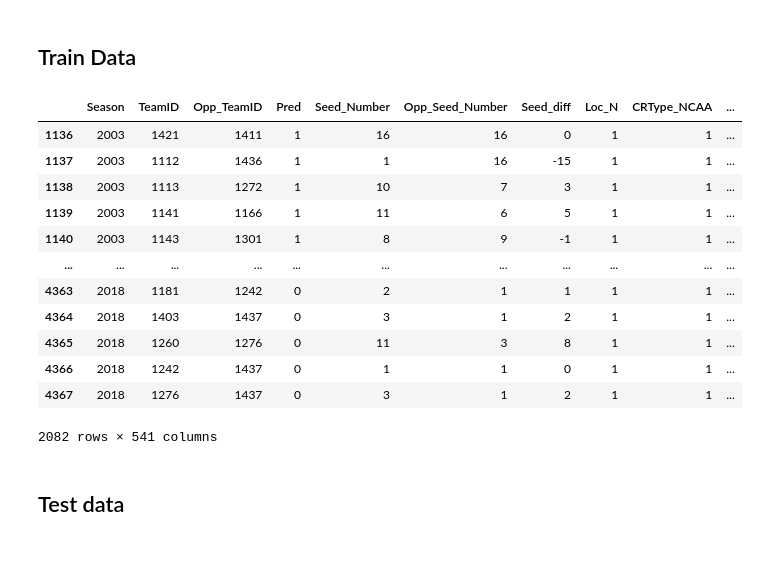
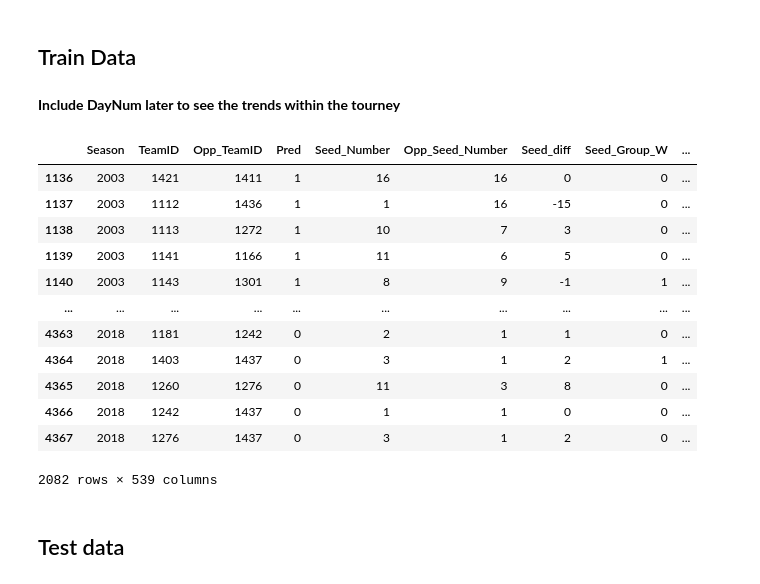
Before and after one commit to YT-Hwang/Kaggle_Competion, a Jupyter notebook: Google Cloud & NCAA® ML Competition 2020-NCAAM/2019 Season Simulation/2019 Simulation.ipynb, the cells around one changed output. Drawn from its saved outputs; the diff is of its cells as text; code cells hidden in the pictures; blank space fills up the shorter version.

```diff
--- a/Google Cloud & NCAA® ML Competition 2020-NCAAM/2019 Season Simulation/2019 Simulation.ipynb
+++ b/Google Cloud & NCAA® ML Competition 2020-NCAAM/2019 Season Simulation/2019 Simulation.ipynb
@@ -106,7 +104,7 @@ def get_file_list(datapath):
 
     return allFiles
 # %%
-main_path = 'F:\\OneDrive - Georgia State University\\Data Science\\Competition\\Data\\Google Cloud & NCAA® ML Competition 2019-NCAAM\\'
+main_path = 'D:\\OneDrive - Georgia State University\\Data Science\\Competition\\Data\\Google Cloud & NCAA® ML Competition 2019-NCAAM\\'
 
 sub_folders = os.listdir(main_path)
 path1 = main_path + sub_folders[0] + '\\'
@@ -582,7 +620,7 @@ tourney_M
 ### Put Everything Together
 # %%
 #### Team 1 Data Merging
-Team1 = tourney_M.copy()
+Team1 = tourney_M_dummies.copy()
 
 Team1 = pd.merge(Team1, winning_stats_total,  how='left', on=['Season','TeamID'])
 Team1 = pd.merge(Team1, winning_stats_avg,  how='left', on=['Season','TeamID'])
@@ -614,7 +652,12 @@ Team_diff = Team_diff.xs('x', axis=1, level=1).sub(Team_diff.xs('y', axis=1, lev
 Team_diff = Team2.join(Team_diff)
 
 
-Team_diff
+#### Add the Winning Rate data to it
+final_data = pd.merge(Team_diff, IntraSeason_win_rate,  how='left', on=['Season','TeamID','Opp_TeamID'])
+final_data[['IntraSeason_Opp_Team_Winrate','IntraSeason_Team_Winrate']] = final_data[['IntraSeason_Opp_Team_Winrate','IntraSeason_Team_Winrate']].fillna(0.5)
+
+
+final_data
 # %% [output]
 |  | Season | DayNum | TeamID | Score | Opp_TeamID | Opp_Score | NumOT | Result | Seed_Number | ... |
 | 0 | 1985 | 136 | 1116 | 63 | 1234 | 54 | 0 | 1 | 9 | ... |
@@ -630,7 +673,7 @@ Team_diff
 | 4367 | 2018 | 154 | 1276 | 62 | 1437 | 79 | 0 | 0 | 3 | ... |
 4368 rows × 545 columns
 # %%
-final_data = Team_diff
+#final_data = Team_diff
 len(final_data)
 final_data.to_csv('final_data.csv', index=False)
 # %% [output]
@@ -1338,28 +1362,31 @@ memory usage: 1.8+ KB
 # %% [markdown]
 ## Train Data
+# %% [markdown]
+**Include DayNum later to see the trends within the tourney**
 # %%
 training_data = final_data[final_data['Season'] < 2019]
+
 training_data = training_data.drop(['Score', 'Opp_Score', 'DayNum', 'NumOT'], axis = 1)
 
 training_data.dropna(inplace=True)
 
 # Rename 'Result' to 'Pred'
 training_data = training_data.rename(columns = {'Result':'Pred'})
-
+training_data.drop(['Loc_N', 'CRType_NCAA'], inplace=True, axis=1)
 training_data
 # %% [output]
-|  | Season | TeamID | Opp_TeamID | Pred | Seed_Number | Opp_Seed_Number | Seed_diff | Loc_N | CRType_NCAA | ... |
-| 1136 | 2003 | 1421 | 1411 | 1 | 16 | 16 | 0 | 1 | 1 | ... |
-| 1137 | 2003 | 1112 | 1436 | 1 | 1 | 16 | -15 | 1 | 1 | ... |
-| 1138 | 2003 | 1113 | 1272 | 1 | 10 | 7 | 3 | 1 | 1 | ... |
-| 1139 | 2003 | 1141 | 1166 | 1 | 11 | 6 | 5 | 1 | 1 | ... |
-| 1140 | 2003 | 1143 | 1301 | 1 | 8 | 9 | -1 | 1 | 1 | ... |
-| ... | ... | ... | ... | ... | ... | ... | ... | ... | ... | ... |
-| 4363 | 2018 | 1181 | 1242 | 0 | 2 | 1 | 1 | 1 | 1 | ... |
-| 4364 | 2018 | 1403 | 1437 | 0 | 3 | 1 | 2 | 1 | 1 | ... |
-| 4365 | 2018 | 1260 | 1276 | 0 | 11 | 3 | 8 | 1 | 1 | ... |
-| 4366 | 2018 | 1242 | 1437 | 0 | 1 | 1 | 0 | 1 | 1 | ... |
-| 4367 | 2018 | 1276 | 1437 | 0 | 3 | 1 | 2 | 1 | 1 | ... |
+|  | Season | TeamID | Opp_TeamID | Pred | Seed_Number | Opp_Seed_Number | Seed_diff | Seed_Group_W | ... |
+| 1136 | 2003 | 1421 | 1411 | 1 | 16 | 16 | 0 | 0 | ... |
+| 1137 | 2003 | 1112 | 1436 | 1 | 1 | 16 | -15 | 0 | ... |
+| 1138 | 2003 | 1113 | 1272 | 1 | 10 | 7 | 3 | 0 | ... |
+| 1139 | 2003 | 1141 | 1166 | 1 | 11 | 6 | 5 | 0 | ... |
+| 1140 | 2003 | 1143 | 1301 | 1 | 8 | 9 | -1 | 1 | ... |
+| ... | ... | ... | ... | ... | ... | ... | ... | ... | ... |
+| 4363 | 2018 | 1181 | 1242 | 0 | 2 | 1 | 1 | 0 | ... |
+| 4364 | 2018 | 1403 | 1437 | 0 | 3 | 1 | 2 | 1 | ... |
+| 4365 | 2018 | 1260 | 1276 | 0 | 11 | 3 | 8 | 0 | ... |
+| 4366 | 2018 | 1242 | 1437 | 0 | 1 | 1 | 0 | 0 | ... |
+| 4367 | 2018 | 1276 | 1437 | 0 | 3 | 1 | 2 | 0 | ... |
-2082 rows × 541 columns
+2082 rows × 539 columns
 # %% [markdown]
 ## Test data
```
Also changed, not shown: parts of 33 cells of this notebook, 2 other files.
